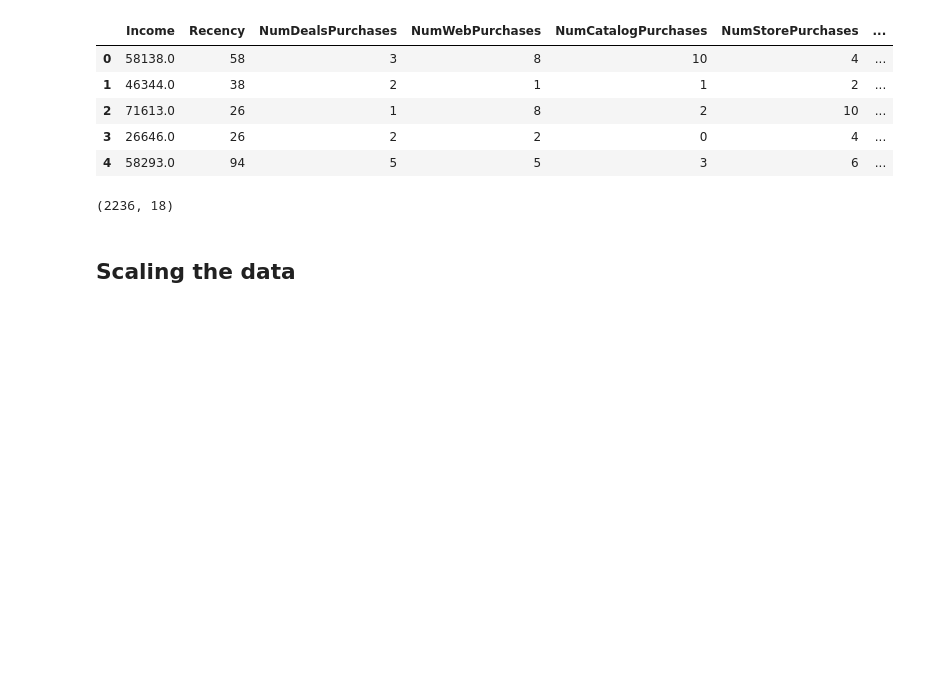
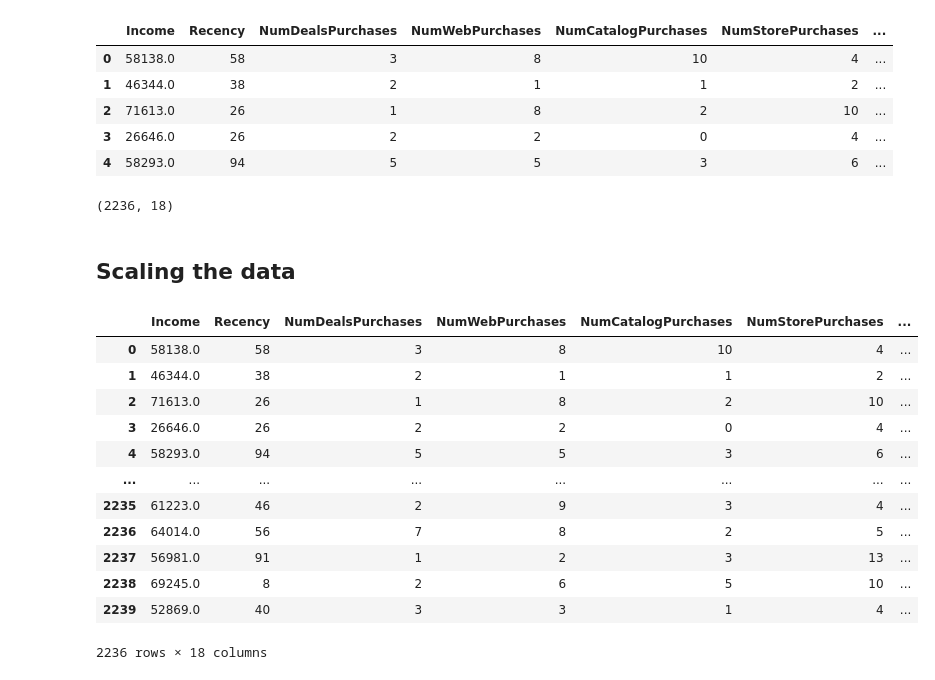
Before and after one commit to JitendraSingh1435/E-Commerce-Customer-Segmentation-System, a Jupyter notebook: smartcard.ipynb, the cells around one changed output. Drawn from its saved outputs; the diff is of its cells as text; code cells hidden in the pictures; blank space fills up the shorter version.

```diff
--- a/smartcard.ipynb
+++ b/smartcard.ipynb
@@ -279,3 +279,19 @@ from sklearn.preprocessing import StandardScaler
 scaler = StandardScaler()
 
 X_scaled = scaler.fit_transform(X)
+# %%
+X
+# %% [output]
+|  | Income | Recency | NumDealsPurchases | NumWebPurchases | NumCatalogPurchases | NumStorePurchases | ... |
+| 0 | 58138.0 | 58 | 3 | 8 | 10 | 4 | ... |
+| 1 | 46344.0 | 38 | 2 | 1 | 1 | 2 | ... |
+| 2 | 71613.0 | 26 | 1 | 8 | 2 | 10 | ... |
+| 3 | 26646.0 | 26 | 2 | 2 | 0 | 4 | ... |
+| 4 | 58293.0 | 94 | 5 | 5 | 3 | 6 | ... |
+| ... | ... | ... | ... | ... | ... | ... | ... |
+| 2235 | 61223.0 | 46 | 2 | 9 | 3 | 4 | ... |
+| 2236 | 64014.0 | 56 | 7 | 8 | 2 | 5 | ... |
+| 2237 | 56981.0 | 91 | 1 | 2 | 3 | 13 | ... |
+| 2238 | 69245.0 | 8 | 2 | 6 | 5 | 10 | ... |
+| 2239 | 52869.0 | 40 | 3 | 3 | 1 | 4 | ... |
+2236 rows × 18 columns
```
Also changed, not shown: parts of 9 cells of this notebook.
